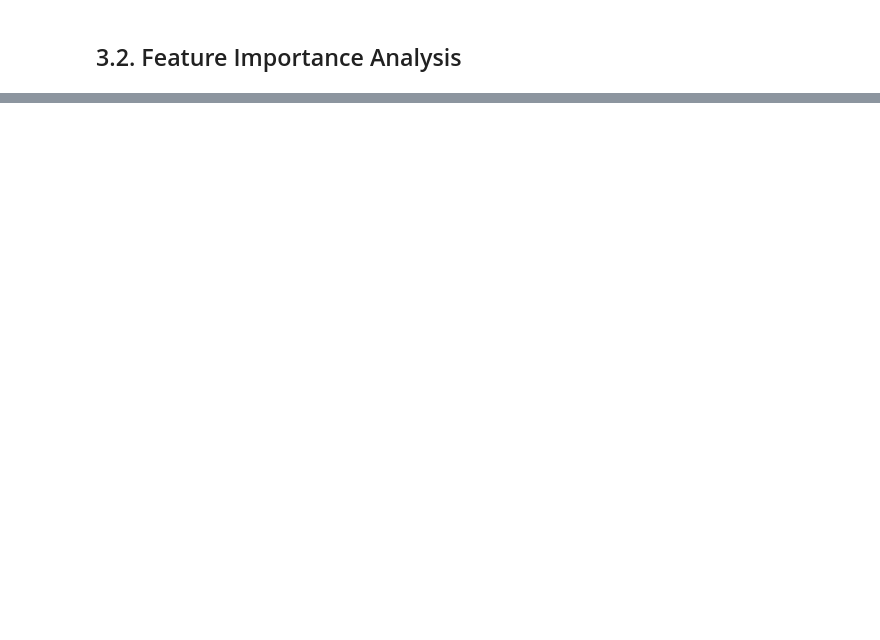
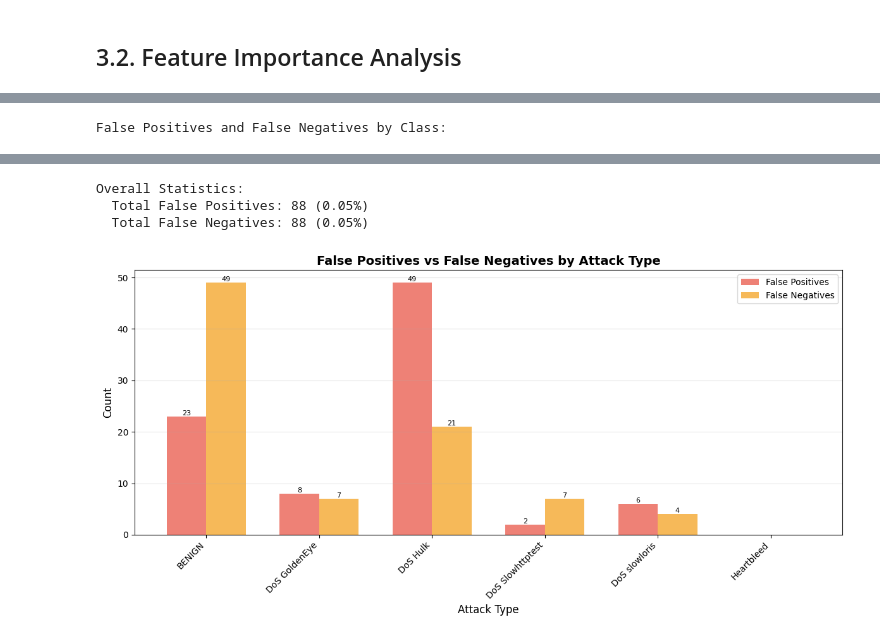
Before and after one commit to ianiskelf/INF6422E-Lab1, a Jupyter notebook: lab1.ipynb, the cells around one changed output, grey strips where cells are left out. Drawn from its saved outputs; the diff is of its cells as text; code cells hidden in the pictures; blank space fills up the shorter version.

```diff
--- a/lab1.ipynb
+++ b/lab1.ipynb
@@ -815,13 +819,13 @@ DoS Slowhttptest       1.00      1.00      1.00       823
 # Confusion Matrix Visualization
 
 # Compute confusion matrix
-cm = confusion_matrix(y_test, y_tree_pred)
+cm_rf = confusion_matrix(y_test, y_tree_pred)
 
 # Create figure with two subplots
 fig, axes = plt.subplots(1, 2, figsize=(18, 7))
 
 # Plot 1: Raw counts
-sns.heatmap(cm, annot=True, fmt='d', cmap='Blues', ax=axes[0],
+sns.heatmap(cm_rf, annot=True, fmt='d', cmap='Blues', ax=axes[0],
             xticklabels=target_names, yticklabels=target_names,
             cbar_kws={'label': 'Count'})
 axes[0].set_title('Confusion Matrix - Raw Counts', fontsize=14, fontweight='bold')
@@ -831,8 +835,8 @@ axes[0].tick_params(axis='x', rotation=45)
 axes[0].tick_params(axis='y', rotation=0)
 
 # Plot 2: Normalized (percentage per true class)
-cm_normalized = cm.astype('float') / cm.sum(axis=1)[:, np.newaxis]
-sns.heatmap(cm_normalized, annot=True, fmt='.2%', cmap='RdYlGn', ax=axes[1],
+cm_rf_normalized = cm_rf.astype('float') / cm_rf.sum(axis=1)[:, np.newaxis]
+sns.heatmap(cm_rf_normalized, annot=True, fmt='.2%', cmap='RdYlGn', ax=axes[1],
             xticklabels=target_names, yticklabels=target_names,
             cbar_kws={'label': 'Percentage'}, vmin=0, vmax=1)
 axes[1].set_title('Confusion Matrix - Normalized by True Label', fontsize=14, fontweight='bold')
@@ -848,8 +852,8 @@ plt.show()
 print("\nKey Observations from Confusion Matrix:")
 
 # Diagonal elements (correct predictions)
-correct_predictions = np.diag(cm)
-total_per_class = cm.sum(axis=1)
+correct_predictions = np.diag(cm_rf)
+total_per_class = cm_rf.sum(axis=1)
 
 for i, class_name in enumerate(target_names):
     accuracy_per_class = correct_predictions[i] / total_per_class[i] if total_per_class[i] > 0 else 0
@@ -885,0 +890,59 @@ importance_df.head(5) # 5 most influential features
+# %%
+# False Positives vs False Negatives Analysis
+
+# Calculate FP and FN for each class
+false_positives_rf = cm_rf.sum(axis=0) - np.diag(cm_rf)  # Sum of column - diagonal
+false_negatives_rf = cm_rf.sum(axis=1) - np.diag(cm_rf)  # Sum of row - diagonal
+true_positives_rf = np.diag(cm_rf)
+true_negatives_rf = cm_rf.sum() - (false_positives_rf + false_negatives_rf + true_positives_rf)
+
+# Create summary table
+fp_fn_rf = pd.DataFrame({
+    'Attack Type': target_names,
+    'True Positives': true_positives_rf,
+    'False Positives': false_positives_rf,
+    'False Negatives': false_negatives_rf,
+    'FP Rate': false_positives_rf / (false_positives_rf + true_negatives_rf) if (false_positives_rf + true_negatives_rf).any() else 0,
+    'FN Rate': false_negatives_rf / (false_negatives_rf + true_positives_rf)
+})
+
+print("\nFalse Positives and False Negatives by Class:")
+display(fp_fn_rf)
+
+# Overall FP and FN
+total_fp = false_positives_rf.sum()
+total_fn = false_negatives_rf.sum()
+total_predictions = cm_rf.sum()
+
+print(f"\nOverall Statistics:")
+print(f"  Total False Positives: {total_fp:,} ({total_fp/total_predictions*100:.2f}%)")
+print(f"  Total False Negatives: {total_fn:,} ({total_fn/total_predictions*100:.2f}%)")
+
+# Visualize FP vs FN
+fig, ax = plt.subplots(figsize=(12, 6))
+x = np.arange(len(target_names))
+width = 0.35
+
+bars1 = ax.bar(x - width/2, false_positives_rf, width, label='False Positives', color='#e74c3c', alpha=0.7)
+bars2 = ax.bar(x + width/2, false_negatives_rf, width, label='False Negatives', color='#f39c12', alpha=0.7)
+
+ax.set_xlabel('Attack Type', fontsize=12)
+ax.set_ylabel('Count', fontsize=12)
+ax.set_title('False Positives vs False Negatives by Attack Type', fontsize=14, fontweight='bold')
+ax.set_xticks(x)
+ax.set_xticklabels(target_names, rotation=45, ha='right')
+ax.legend()
+ax.grid(axis='y', alpha=0.3)
+
+# Add value labels on bars
+for bars in [bars1, bars2]:
+    for bar in bars:
+        height = bar.get_height()
+        if height > 0:
+            ax.text(bar.get_x() + bar.get_width()/2., height,
+                   f'{int(height):,}', ha='center', va='bottom', fontsize=8)
+
+plt.tight_layout()
+plt.show()
+# %% [output]
+False Positives and False Negatives by Class:
@@ -885,0 +956,4 @@ importance_df.head(5) # 5 most influential features
+Overall Statistics:
+  Total False Positives: 88 (0.05%)
+  Total False Negatives: 88 (0.05%)
+[figure, added]
```
Also changed, not shown: parts of 11 cells of this notebook.
